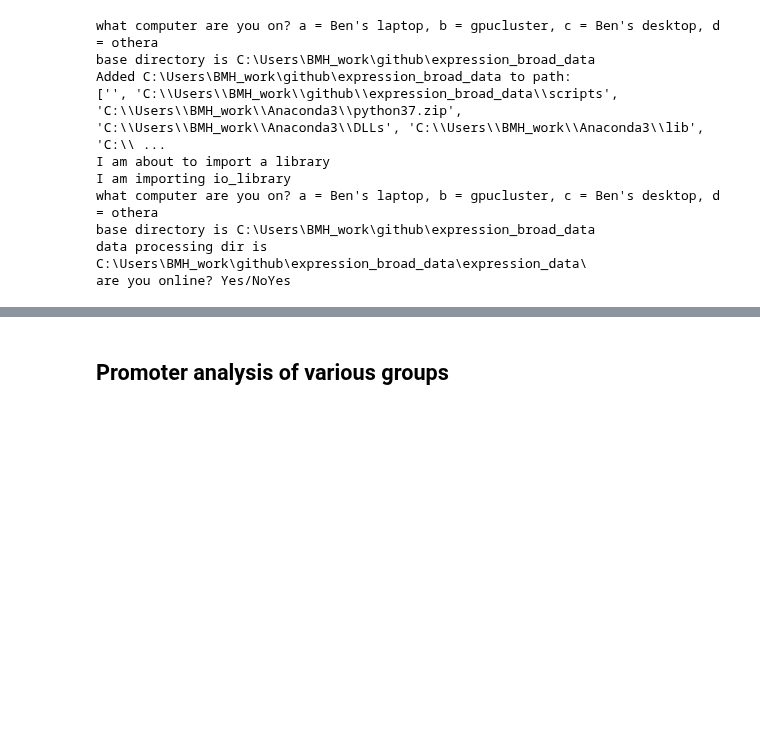
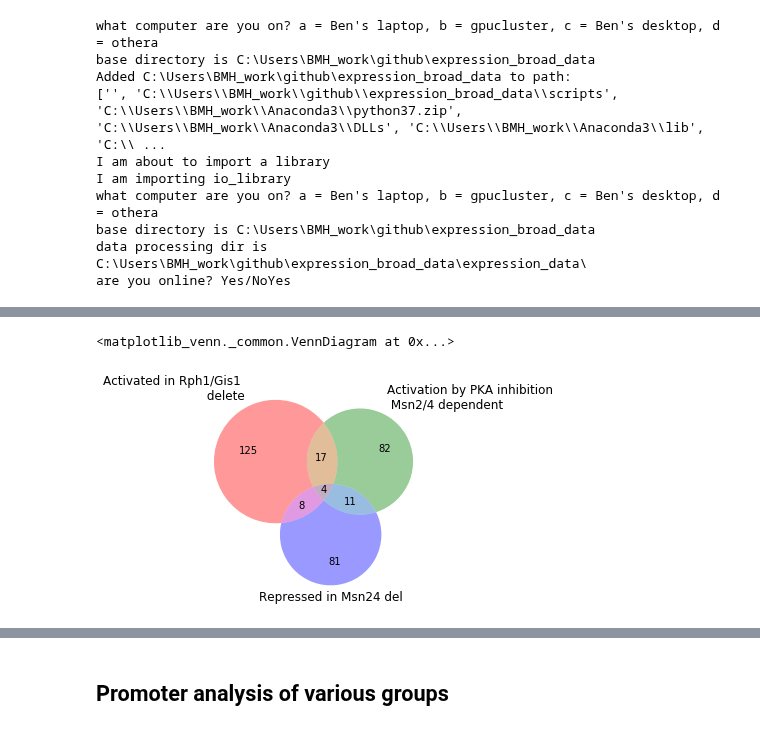
Before and after one commit to heineike02/yeast_esr_expression_analysis, a Jupyter notebook: scripts/20181031_klscpka_r1g1_m24_SC_analysis.ipynb, the cells around one changed output, grey strips where cells are left out. Drawn from its saved outputs; the diff is of its cells as text; code cells hidden in the pictures; blank space fills up the shorter version.

```diff
--- a/scripts/20181031_klscpka_r1g1_m24_SC_analysis.ipynb
+++ b/scripts/20181031_klscpka_r1g1_m24_SC_analysis.ipynb
@@ -448,0 +259,17 @@ Index(['baseMean_RGrep', 'log2FoldChange_RGrep', 'lfcSE_RGrep', 'stat_RGrep',
+# %%
+#To Call Msn2/4 deletion genes make a line from and a hard cutoff for -log10p value of above 0.5.
+#This was chosen to include CYC7 and HOR7 but not MPC3.
+
+x1,y1 = (-1.5,0.0)
+x2,y2 = (-1.0,3.0)
+ymin = 0.3
+
+line_coords = [(x1,y1),(x2,y2),ymin]
+coords['m24_act'] = line_coords
+
+x_data = m24_deseq['log2FoldChange']
+y_data =  -np.log10(m24_deseq['pvalue'])
+
+m24_act_genes = m24_deseq[(y_data > y2- (y2-y1)/(x2-x1)*(x2-x_data)) & (y_data>ymin)]
+
+print(len(m24_act_genes))
@@ -448,0 +410,5 @@ Index(['baseMean_RGrep', 'log2FoldChange_RGrep', 'lfcSE_RGrep', 'stat_RGrep',
+# %%
+venn3([set(r1g1_rep_genes.index), set(m24_nmpp1_act_genes.index), set(m24_act_genes.index)], set_labels = ['Activated in Rph1/Gis1 \n delete', 'Activation by PKA inhibition \n Msn2/4 dependent', 'Repressed in Msn24 del'])
+# %% [output]
+<matplotlib_venn._common.VennDiagram at 0x...>
+[figure, added]
```
Also changed, not shown: parts of 44 cells of this notebook, 10 other files.
